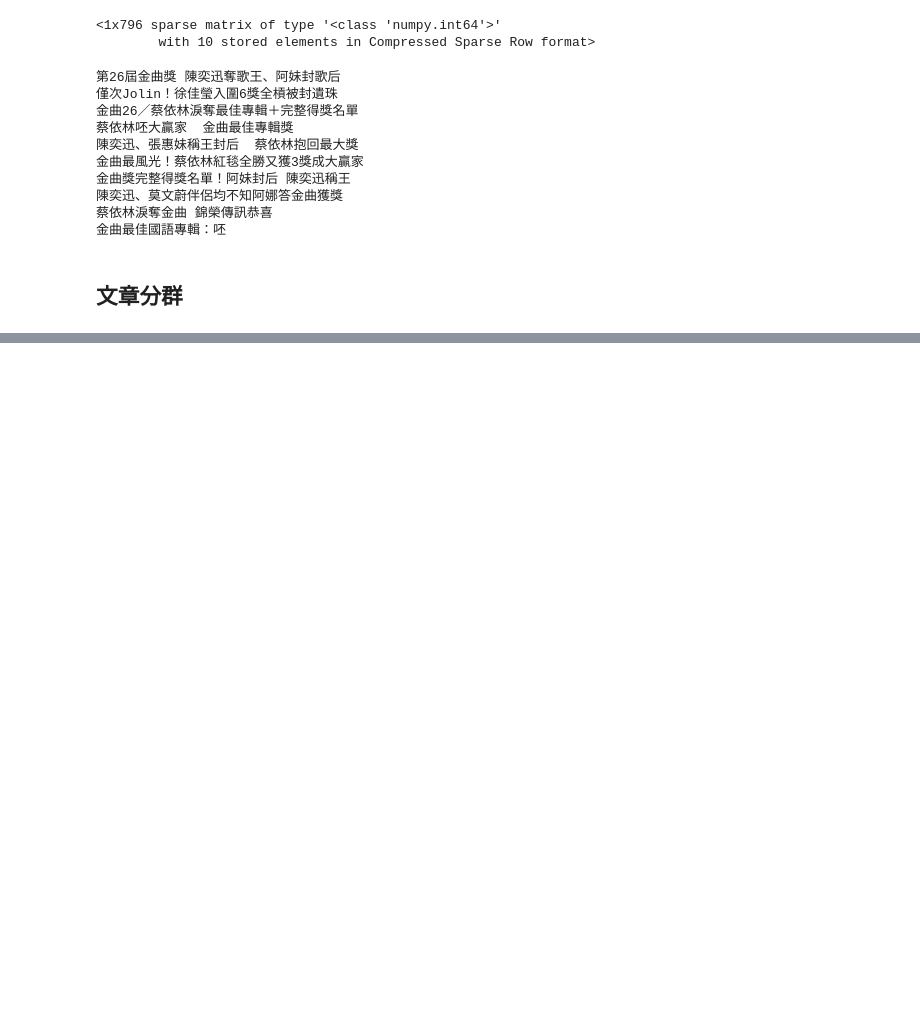
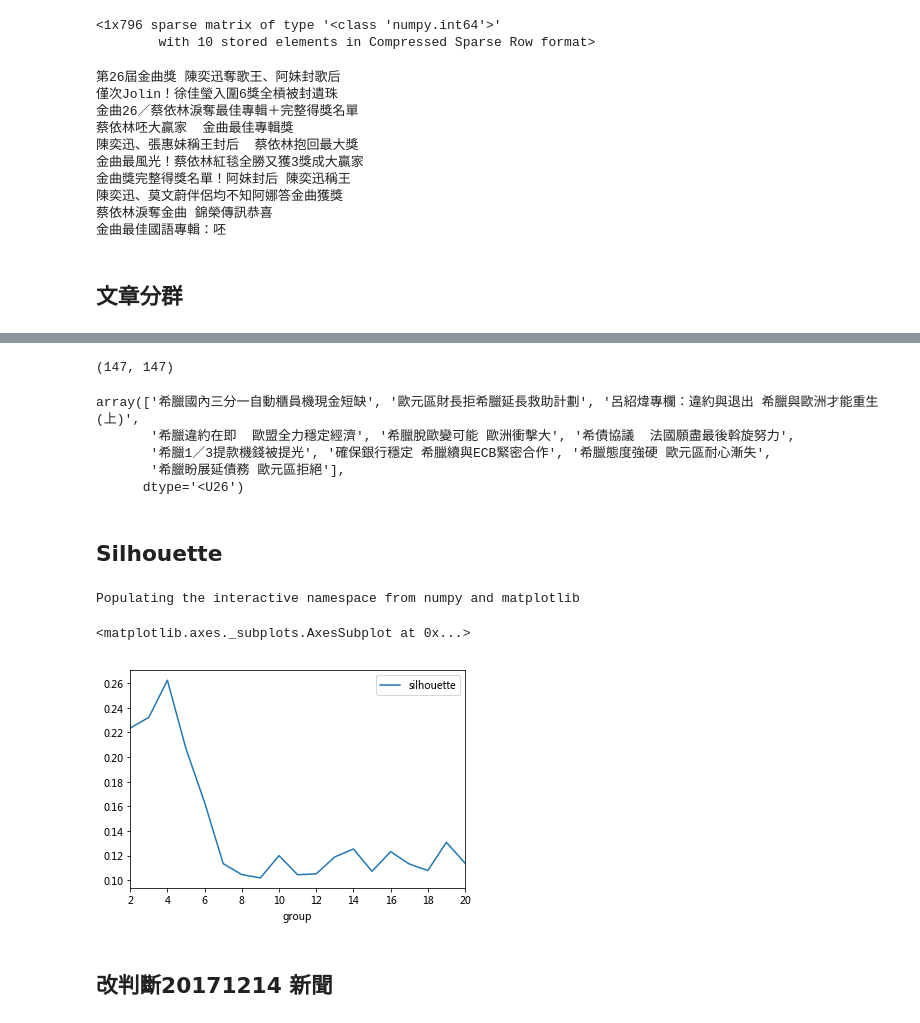
Before and after one commit to ywchiu/pytextmining, a Jupyter notebook: Demo20180414.ipynb, the cells around one changed output, grey strips where cells are left out. Drawn from its saved outputs; the diff is of its cells as text; code cells hidden in the pictures; blank space fills up the shorter version.

```diff
--- a/Demo20180414.ipynb
+++ b/Demo20180414.ipynb
@@ -461,0 +471,4 @@ news.head()
+# %%
+from sklearn.feature_extraction.text import CountVectorizer
+vectorizer = CountVectorizer()
+X = vectorizer.fit_transform(corpus)
@@ -461,0 +480,41 @@ news.head()
+# %%
+from sklearn.metrics.pairwise import cosine_similarity
+n_cosine_similarities = cosine_similarity(X)
+# %%
+n_cosine_similarities.shape
+# %% [output]
+(147, 147)
+# %%
+from sklearn import cluster
+km = cluster.KMeans(n_clusters = 4, init='k-means++', random_state = 42)
+c = km.fit_predict(n_cosine_similarities)
+# %%
+import numpy as np
+titles_ary = np.array(titles)
+titles_ary[c == 3]
+# %% [output]
+array(['希臘國內三分一自動櫃員機現金短缺', '歐元區財長拒希臘延長救助計劃', '呂紹煒專欄：違約與退出 希臘與歐洲才能重生(上)',
+       '希臘違約在即  歐盟全力穩定經濟', '希臘脫歐變可能 歐洲衝擊大', '希債協議  法國願盡最後斡旋努力',
+       '希臘1／3提款機錢被提光', '確保銀行穩定 希臘續與ECB緊密合作', '希臘態度強硬 歐元區耐心漸失',
+       '希臘盼展延債務 歐元區拒絕'],
+      dtype='<U26')
+# %% [markdown]
+## Silhouette
+# %%
+from sklearn.metrics import silhouette_score
+sil_ary = []
+for k in range(2,21):
+    km = cluster.KMeans(n_clusters = k, init='k-means++', random_state = 42)
+    c = km.fit_predict(n_cosine_similarities)
+    sil_ary.append({'group':k, 'silhouette':silhouette_score(n_cosine_similarities, labels =c)})
+# %%
+%pylab inline
+import pandas
+df = pandas.DataFrame(sil_ary)
+df.plot(x='group', y = 'silhouette')
+# %% [output]
+Populating the interactive namespace from numpy and matplotlib
+<matplotlib.axes._subplots.AxesSubplot at 0x...>
+[figure, added]
+# %% [markdown]
+## 改判斷20171214 新聞
```
Also changed, not shown: parts of 21 cells of this notebook.
